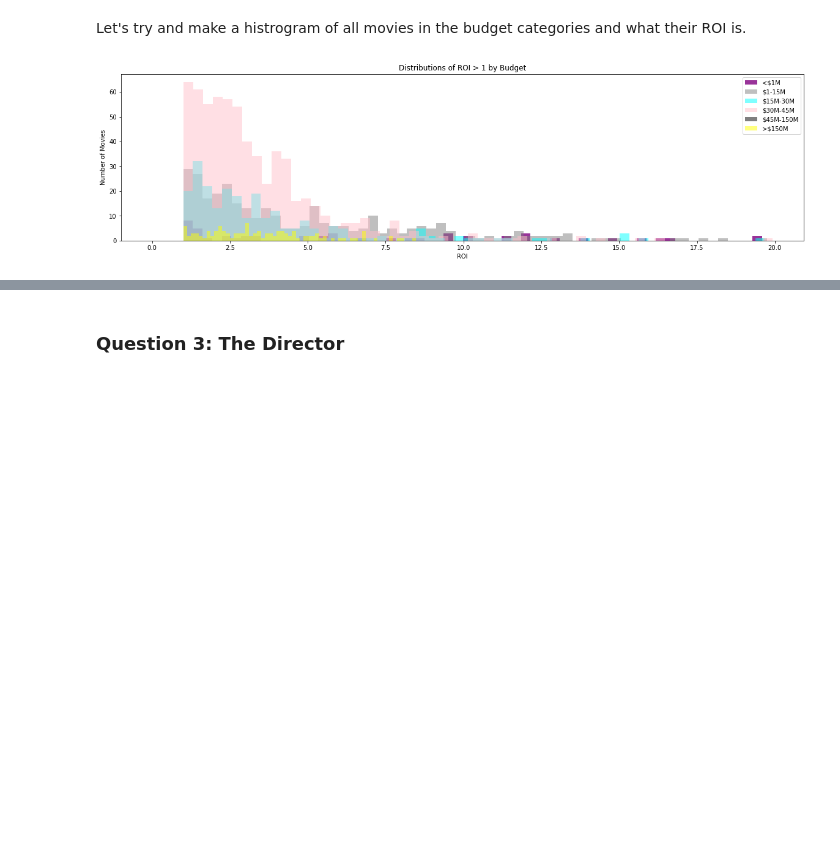
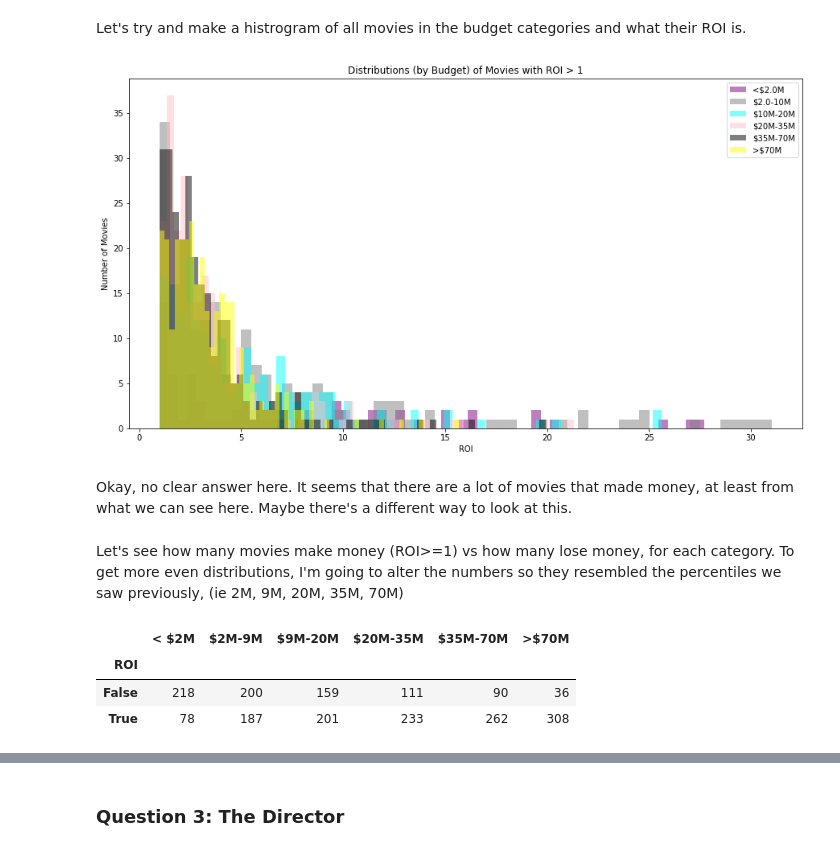
Before and after one commit to bennettandrewm/Microsoft_Box_Office_Analysis, a Jupyter notebook: student.ipynb, the cells around one changed output, grey strips where cells are left out. Saved outputs shown, nothing was run; the diff lists cells and outputs as text; code cells hidden in the pictures; blank space fills up the shorter version.

```diff
--- a/student.ipynb
+++ b/student.ipynb
@@ -56,7 +56,7 @@ First we're going to poke around the IMDB database. Luckily this database can be
 import sqlite3
 
 #create a connection and execute query for table names
-conn = sqlite3.connect("zippedData/im.db")
+conn = sqlite3.connect("Data/zippedData/im.db")
 df = pd.read_sql("""SELECT name
                     FROM sqlite_master
                     WHERE type = 'table'
@@ -236,8 +237,7 @@ As we mentioned above, a critical component of this is to have the financial inf
 Luckily we have some of that information right here from The Numbers website. So let's go ahead and import that.
 # %%
 #import csv file and let's make the index the movie
-
-df = pd.read_csv("zippedData/tn.movie_budgets.csv.gz")
+df = pd.read_csv("Data/zippedData/tn.movie_budgets.csv.gz")
 df.set_index('movie', inplace =True)
 df
 # %% [output]
@@ -852,74 +913,110 @@ Let's try to look more specifically at the budgets and see if we can find where
 # %%
 #slice only the data without outliers
-moneydf = moneydf.loc[(moneydf['ROI'] >= 1) & (moneydf['ROI'] < 20)]
+mademoneydf = moneydf.loc[(moneydf['ROI'] >= 1) & (moneydf['ROI'] <= 35)]
 
-#categorize are budgets into nice categories
-Micro = moneydf.loc[moneydf['budget'] <= 1000000]
-Small = moneydf.loc[(moneydf['budget'] > 1000000) & (moneydf['budget'] < 15000000)]
-Mid = moneydf.loc[(moneydf['budget'] >= 15000000) & (moneydf['budget'] < 30000000)]
-Large = moneydf.loc[(moneydf['budget'] >= 30000000) & (moneydf['budget'] < 450000000)]
-Macro = moneydf.loc[(moneydf['budget'] >= 450000000) & (moneydf['budget'] < 150000000)]
-Enormous = moneydf.loc[moneydf['budget'] >= 150000000]
+#categorize our budgets into nice categories
+Micro = mademoneydf.loc[mademoneydf['budget'] < 2000000]
+Small = mademoneydf.loc[(mademoneydf['budget'] >= 2000000) & (mademoneydf['budget'] < 10000000)]
+Mid = mademoneydf.loc[(mademoneydf['budget'] >= 10000000) & (mademoneydf['budget'] < 20000000)]
+Large = mademoneydf.loc[(mademoneydf['budget'] >= 20000000) & (mademoneydf['budget'] < 35000000)]
+Macro = mademoneydf.loc[(mademoneydf['budget'] >= 35000000) & (mademoneydf['budget'] < 70000000)]
+Enormous = mademoneydf.loc[mademoneydf['budget'] >= 70000000]
 # %% [markdown]
 Let's try and make a histrogram of all movies in the budget categories and what their ROI is.
 # %%
 #create a histrogram plot
-fig, ax = plt.subplots(figsize=(20,5))
+fig, ax = plt.subplots(figsize=(15,8))
 
 # Create custom bins so all are on the same scale
 bins = 60
 
-# Plot three histograms, with reduced opacity (alpha) so we can see them overlapping
+# Plot six histograms, with reduced opacity (alpha) so we can see them overlapping
 ax.hist(
     x=Micro["ROI"],
-    label="<$1M",
+    label="<$2.0M",
     bins=bins,
     color="purple",
-    alpha=0.8
+    alpha=0.5
 )
 ax.hist(
     x=Small["ROI"],
-    label="$1-15M",
+    label="$2.0-10M",
     bins=bins,
     color="gray",
     alpha=0.5
 )
 ax.hist(
     x=Mid["ROI"],
-    label="$15M-30M",
+    label="$10M-20M",
     bins=bins,
     color="cyan",
     alpha=0.5
 )
 
 ax.hist(
     x=Large["ROI"],
-    label="$30M-45M",
+    label="$20M-35M",
     bins=bins,
     color="pink",
     alpha=0.5
 )
 
 ax.hist(
     x=Macro["ROI"],
-    label="$45M-150M",
+    label="$35M-70M",
     bins=bins,
     color="black",
     alpha=0.5
 )
 
 ax.hist(
     x=Enormous["ROI"],
-    label=">$150M",
+    label=">$70M",
     bins=bins,
     color="yellow",
     alpha=0.5
 )
 
 # Customize labels
-ax.set_title("Distributions of ROI > 1 by Budget")
+ax.set_title("Distributions (by Budget) of Movies with ROI > 1")
 ax.set_xlabel("ROI")
 ax.set_ylabel("Number of Movies")
 ax.legend();
+
+#ax.yaxis.set_major_formatter('${x:,.0f}')
+#ax.xaxis.set_major_locator(ticker.MultipleLocator(500))
+#ax.xaxis.set_minor_locator(ticker.MultipleLocator(100))
 # %% [output]
-[figure, old version]
+[figure, new version]
+# %% [markdown]
+Okay, no clear answer here. It seems that there are a lot of movies that made money, at least from what we can see here. Maybe there's a different way to look at this.
+# %% [markdown]
+Let's see how many movies make money (ROI>=1) vs  how many lose money, for each category. To get more even distributions, I'm going to alter the numbers so they resembled the percentiles we saw previously, (ie 2M, 9M, 20M, 35M, 70M)
+# %%
+#categorize our budgets into nice categories, and count the numbers that are greater or less than ROI 1
+Count = pd.DataFrame()
+
+Micro = moneydf.loc[moneydf['budget'] < 2000000]
+Count['< $2M'] = Micro.groupby(Micro['ROI']>1).count()['ROI']
+
+Small = moneydf.loc[(moneydf['budget'] >= 2000000) & (moneydf['budget'] < 9000000)]
+Count['$2M-9M'] = Small.groupby(Small['ROI']>1).count()['ROI']
+
+Mid = moneydf.loc[(moneydf['budget'] >= 9000000) & (moneydf['budget'] < 20000000)]
+Count['$9M-20M'] = Mid.groupby(Mid['ROI']>1).count()['ROI']
+
+Large = moneydf.loc[(moneydf['budget'] >= 20000000) & (moneydf['budget'] < 35000000)]
+Count['$20M-35M'] = Large.groupby(Large['ROI']>1).count()['ROI']
+
+Macro = moneydf.loc[(moneydf['budget'] >= 35000000) & (moneydf['budget'] < 70000000)]
+Count['$35M-70M'] = Macro.groupby(Macro['ROI']>1).count()['ROI']
+
+Enormous = moneydf.loc[moneydf['budget'] >= 70000000]
+Count['>$70M'] = Enormous.groupby(Enormous['ROI']>1).count()['ROI']
+
+Count
+# %% [output]
+|  | < $2M | $2M-9M | $9M-20M | $20M-35M | $35M-70M | >$70M |
+| ROI |  |  |  |  |  |  |
+| False | 218 | 200 | 159 | 111 | 90 | 36 |
+| True | 78 | 187 | 201 | 233 | 262 | 308 |
```
Also changed, not shown: parts of 68 cells of this notebook, 1 other file.
